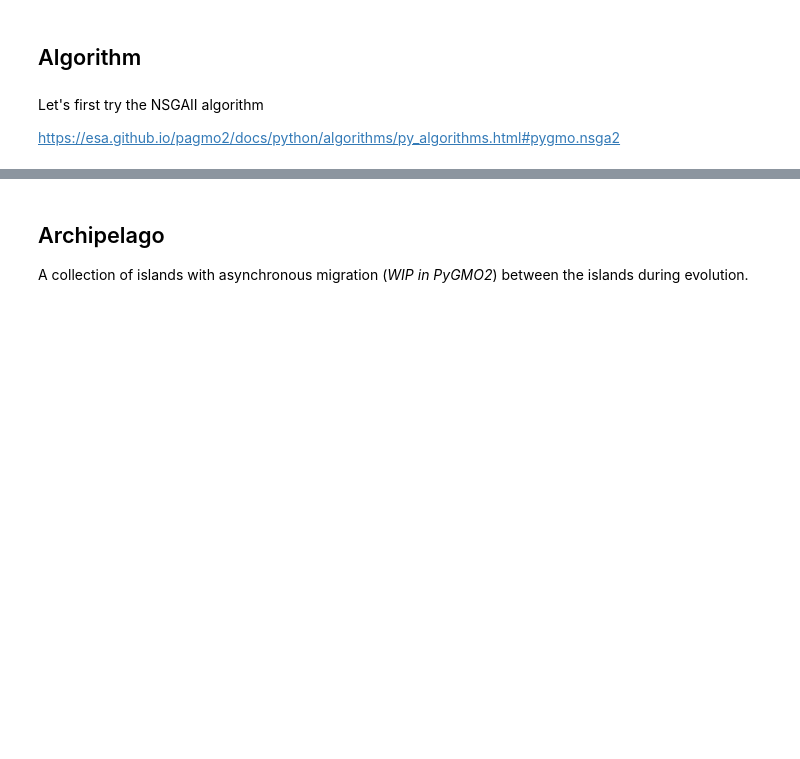
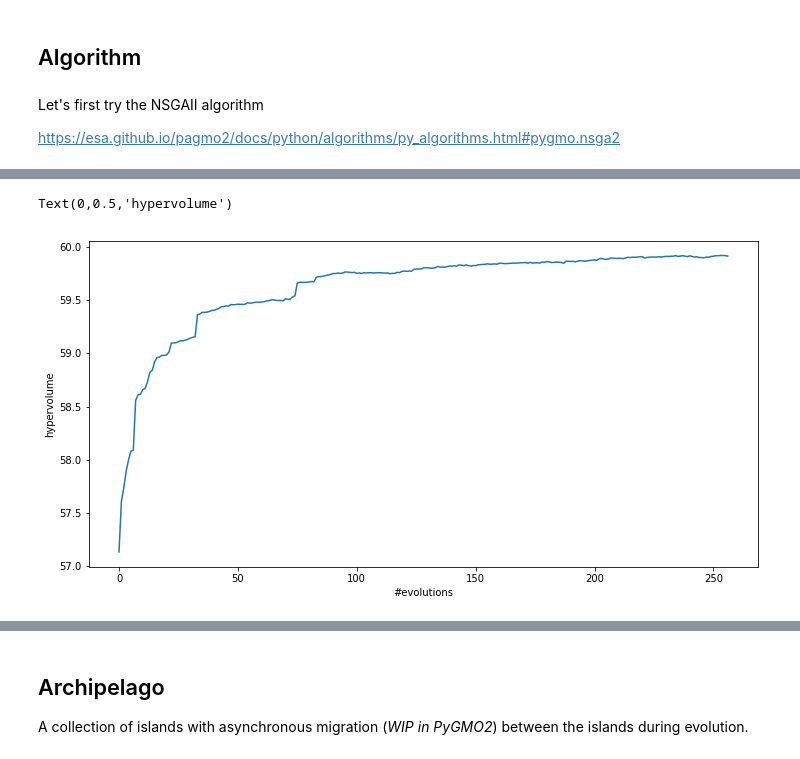
Before and after one commit to zhongjiahang/PyGMO_tutorial, a Jupyter notebook: 3_Discount_Optimization.ipynb, the cells around one changed output, grey strips where cells are left out. Drawn from its saved outputs; the diff is of its cells as text; code cells hidden in the pictures; blank space fills up the shorter version.

```diff
--- a/3_Discount_Optimization.ipynb
+++ b/3_Discount_Optimization.ipynb
@@ -67,5 +73,17 @@ class optimal_discount_per_product_for_max_profit:
 
     def get_bounds(self): # box bounds of decision vector (dv)
         return ([0,]*self.n_products, [MAX_DISCOUNT, ]*self.n_products)
+# %%
+class optimal_discount_per_product_for_max_profit(optimal_discount_per_product):
+    def __init__(self, df, model):
+        super().__init__(df, model)
+
+    def profit(self, y_prob, amt_discount):
+        return np.dot(self.df['RRP'] - amt_discount - self.df['Cost'], y_prob)
+
+    def fitness(self, dv): # fitness given decision vector (dv)
+        y_prob, amt_discount = self.propensity_at_discount(dv)
+        profit = self.profit(y_prob, amt_discount)
+        return [-profit/1e6,]   # We want to maximize profit, hence set the (minimization) objective to minus profit
 # %% [markdown]
 Notes:
@@ -180,7 +239,7 @@ The quality measure for multi-objective optimization
 
 https://esa.github.io/pagmo2/docs/python/tutorials/hypervolume.html
 # %%
-refpoint = [-60, 60]
+refpoint = [0, 0]
 hv = pg.hypervolume(pop_init)
 hv.compute(refpoint)
 # %% [output]
@@ -200,0 +308,18 @@ ndf
+# %%
+n_gen = 256
+pop = pg.population(problem_profit_service,size=32, seed = 12345)  # re-initialize with identical seed
+
+algo = pg.algorithm(pg.nsga2(gen = 1))  # One generation for each call of algo.evolve()
+# algo = pg.algorithm(pg.moead(gen = 1))  # One generation for each call of algo.evolve()
+
+log_pop = []
+
+hv = pg.hypervolume(pop).compute(refpoint)
+log_pop.append((pop.get_x(), pop.get_f(), hv))
+print('Evolution-0:\t hypervolume = {:.2f}'.format(hv))
+for i in range(n_gen):
+    pop = algo.evolve(pop)
+    hv = pg.hypervolume(pop).compute(refpoint)
+    log_pop.append((pop.get_x(), pop.get_f(), hv))
+    if np.log2(i+1).is_integer():
+        print('Evolution-{}:\t hypervolume = {:.2f}'.format(i+1, hv))
@@ -200,0 +337,8 @@ ndf
+# %%
+plt.figure(figsize=(12,6))
+plt.plot(np.asarray(log_pop)[:, 2])
+plt.gca().set_xlabel('#evolutions')
+plt.gca().set_ylabel('hypervolume')
+# %% [output]
+Text(0,0.5,'hypervolume')
+[figure, added]
```
Also changed, not shown: parts of 74 cells of this notebook, 4 other files.
